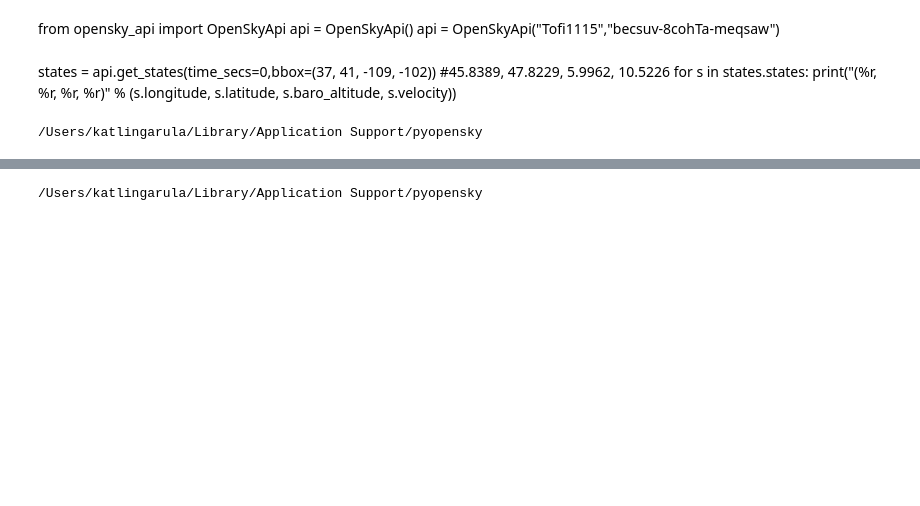
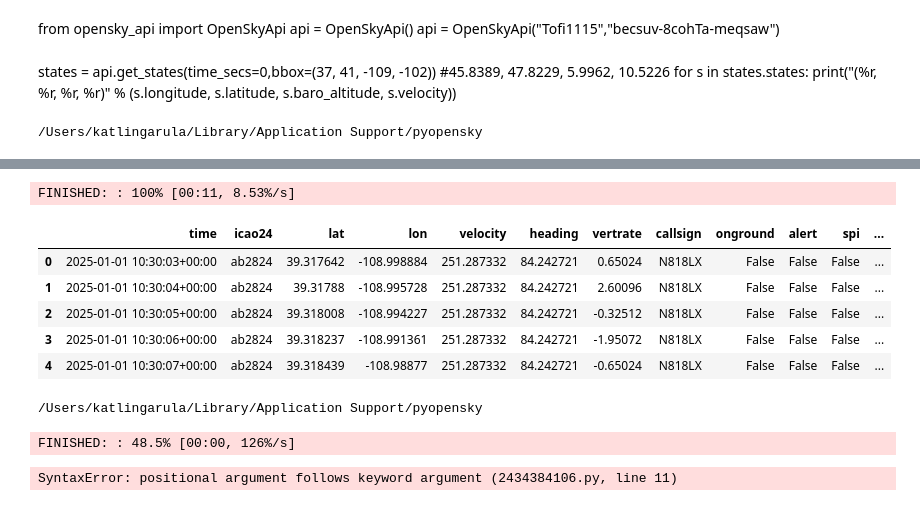
Before and after one commit to tofi1115/ToriField_ZephyrScripts, a Jupyter notebook: Organized_Folder/Test_Stuff(Remove_From_Organized)/Pull_Historic.ipynb, the cells around one changed output, grey strips where cells are left out. Cells and saved outputs as stored; diff of their text form; code cells hidden in the pictures; blank space fills up the shorter version.

```diff
--- a/Organized_Folder/Test_Stuff(Remove_From_Organized)/Pull_Historic.ipynb
+++ b/Organized_Folder/Test_Stuff(Remove_From_Organized)/Pull_Historic.ipynb
@@ -42,3 +61,19 @@ WHERE flights_data4.estdepartureairport = ? AND flights_data4.estarrivalairport
+# %%
+flight_list_df = trino.history(
+    start="2025-01-01 10:00:00",
+    stop="2025-01-01 11:00:00",
+    bounds=(-109, 37, -103, 41),#bounds=(106,37,103, 50), #West south east north
+    cached=False
+)
+flight_list_df.head()
+# %% [output]
+FINISHED: : 100% [00:11, 8.53%/s]
+|  | time | icao24 | lat | lon | velocity | heading | vertrate | callsign | onground | alert | spi | ... |
+| 0 | 2025-01-01 10:30:03+00:00 | ab2824 | 39.317642 | -108.998884 | 251.287332 | 84.242721 | 0.65024 | N818LX | False | False | False | ... |
+| 1 | 2025-01-01 10:30:04+00:00 | ab2824 | 39.31788 | -108.995728 | 251.287332 | 84.242721 | 2.60096 | N818LX | False | False | False | ... |
+| 2 | 2025-01-01 10:30:05+00:00 | ab2824 | 39.318008 | -108.994227 | 251.287332 | 84.242721 | -0.32512 | N818LX | False | False | False | ... |
+| 3 | 2025-01-01 10:30:06+00:00 | ab2824 | 39.318237 | -108.991361 | 251.287332 | 84.242721 | -1.95072 | N818LX | False | False | False | ... |
+| 4 | 2025-01-01 10:30:07+00:00 | ab2824 | 39.318439 | -108.98877 | 251.287332 | 84.242721 | -0.65024 | N818LX | False | False | False | ... |
 # %%
 from pyopensky.config import opensky_config_dir
 
@@ -47,0 +87,37 @@ print(opensky_config_dir)
+# %%
+trino = Trino()
+
+# Select specific columns
+query = (
+    select(StateVectorsData4)
+    .with_only_columns(
+        StateVectorsData4.time,
+        StateVectorsData4.icao24,
+        StateVectorsData4.lat,
+        StateVectorsData4.lon,
+        StateVectorsData4.baroaltitude,
+        StateVectorsData4.callsign,
+    )
+    .where(StateVectorsData4.callsign.startswith("AFR"))
+    .where(StateVectorsData4.hour >= "2023-01-01")
+    .where(StateVectorsData4.hour < "2023-01-02")
+    .limit(1000)
+)
+
+df = trino.query(query)
+# %% [output]
+FINISHED: : 48.5% [00:00, 126%/s]
+# %%
+from pyopensky.trino import Trino
+
+trino = Trino()
+
+# Download data within geographic bounds (west, south, east, north)
+df = trino.history(
+    start="2023-07-01",
+    stop="2023-07-02",
+    bounds=(1.06, 43.38, 1.74, 43.85),  # Toulouse area
+    StateVectorsData4.baroaltitude < 3048  # Below 10,000 ft
+)
+# %% [output]
+SyntaxError: positional argument follows keyword argument (2434384106.py, line 11)
```
Also changed, not shown: parts of 8 cells of this notebook, 11 other files.
